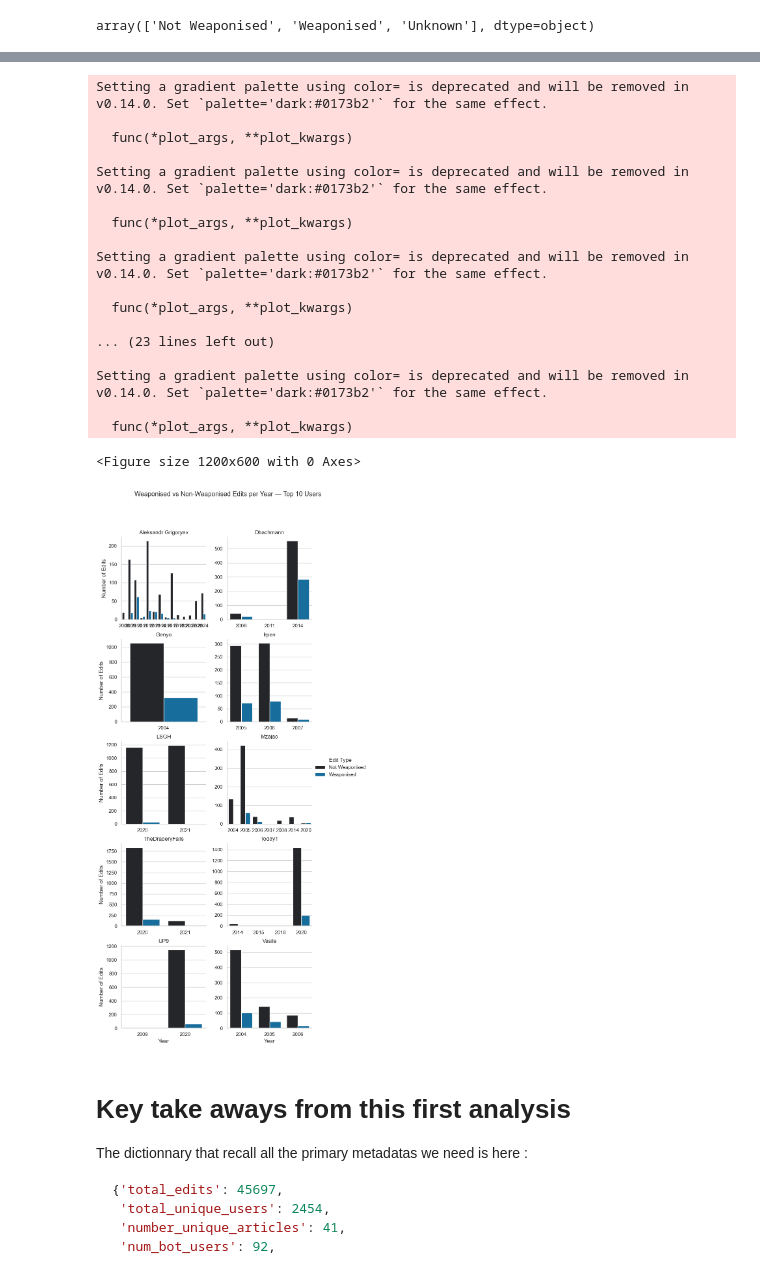
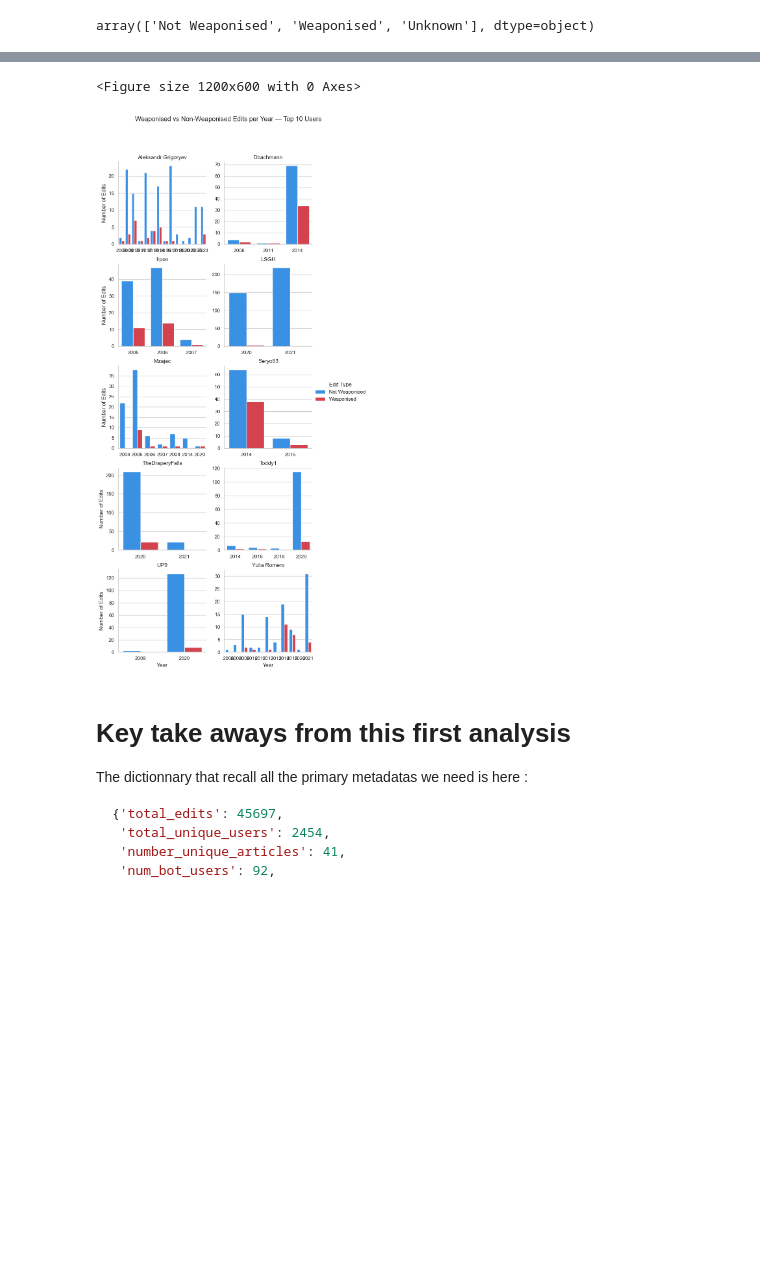
Before and after one commit to dh-epfl-students/dhlab-cultural-weaponisation-ukraine-benchmark, a Jupyter notebook: notebooks/maxime_all_users_analysis_.ipynb, the cells around one changed output, grey strips where cells are left out. Drawn from its saved outputs; the diff is of its cells as text; code cells hidden in the pictures; blank space fills up the shorter version.

```diff
--- a/notebooks/maxime_all_users_analysis_.ipynb
+++ b/notebooks/maxime_all_users_analysis_.ipynb
@@ -5,4 +8,5 @@ df = pd.read_csv("../datas/interim/matched_edits_all.csv")
 # %%
+df = df.drop_duplicates(subset=['user', 'date'])
 df.head()
 # %% [output]
 |  | article | user | date | comment | llm_output | weaponised | ngram | df_index | row_index_matched | ... |
@@ -124,15 +129,28 @@ all_users_data
 # %%
+custom_palette = {
+    "Weaponised": "#ed2939",      # red
+    "Not Weaponised": "#1e90ff",   # royal blue
+    "Unknown": "#000"
+}
+
 df_counts = df.groupby(["year", "weaponised"]).size().reset_index(name="count")
 
-sns.set_palette("colorblind")
 plt.figure(figsize=(12, 6))
-sns.barplot(data=df_counts, x="year", y="count", hue="weaponised")
+sns.barplot(
+    data=df_counts,
+    x="year",
+    y="count",
+    hue="weaponised",
+    palette=custom_palette
+)
 
 plt.title("Weaponised vs Non-Weaponised Edits per Year")
 plt.xlabel("Year")
 plt.ylabel("Number of Edits")
-plt.legend(title="Weaponised")
+plt.legend(title="Edit Type")
 plt.xticks(rotation=45)
 plt.tight_layout()
+fig_title = 'Weaponised vs Non-Weaponised Edits per Year'
+plt.savefig(f"../plots/All Users Analysis/{fig_title}.png", dpi=300, bbox_inches='tight')
 plt.show()
 # %% [output]
@@ -164,15 +182,21 @@ totals = comparison.groupby("user_type")["count"].sum().reset_index(name="total"
 comparison = comparison.merge(totals, on="user_type")
 comparison["percentage"] = (comparison["count"] / comparison["total"]) * 100
 
-# Plot weaponised vs non-weaponised ratio for each user type
-sns.set(style="whitegrid", palette="muted")
+custom_palette = {
+    "Weaponised": "#ed2939",      # red
+    "Not Weaponised": "#1e90ff",   # royal blue
+    "Unknown": "#000"
+}
+
+sns.set(style="whitegrid")
 
 plt.figure(figsize=(8, 5))
 sns.barplot(
     data=comparison,
     x="user_type",
     y="percentage",
-    hue="weaponised"
+    hue="weaponised",
+    palette=custom_palette
 )
 
 plt.title("Weaponised vs Non-Weaponised Edits by User Type", fontsize=14, pad=15)
@@ -180,5 +204,7 @@ plt.xlabel("User Type", fontsize=12)
 plt.ylabel("Percentage of Edits (%)", fontsize=12)
 plt.legend(title="Edit Type")
 plt.tight_layout()
+fig_title = 'Weaponised vs Non-Weaponised Edits by User Type'
+plt.savefig(f"../plots/All Users Analysis/{fig_title}.png", dpi=300, bbox_inches='tight')
 plt.show()
 # %% [output]
@@ -233,44 +259,32 @@ grouped
 # %%
 import seaborn as sns
 import matplotlib.pyplot as plt
 
 # Ensure seaborn style
-sns.set(style="whitegrid", palette="colorblind")
+custom_palette = {
+    "Weaponised": "#ed2939",      # red
+    "Not Weaponised": "#1e90ff"
+}
+sns.set(style="whitegrid")
 
 plt.figure(figsize=(12, 6))
 
 # Create the barplot
 g = sns.FacetGrid(grouped, col="user", col_wrap=2, height=3.5, sharey=False, sharex=False)
-g.map_dataframe(sns.barplot, x="year", y="count", hue="weaponised", errorbar=None)
+g.map_dataframe(sns.barplot, x="year", y="count", hue="weaponised", palette=custom_palette, errorbar=None)
 g.add_legend(title="Edit Type")
 
 g.set_titles("{col_name}")
 g.set_axis_labels("Year", "Number of Edits")
 
 plt.subplots_adjust(top=0.9)
 g.fig.suptitle("Weaponised vs Non-Weaponised Edits per Year — Top 10 Users")
-
+fig_title = 'Weaponised vs Non-Weaponised Edits per Year — Top 10 Users'
+plt.savefig(f"../plots/All Users Analysis/{fig_title}.png", dpi=300, bbox_inches='tight')
 plt.show()
 # %% [output]
-Setting a gradient palette using color= is deprecated and will be removed in v0.14.0. Set `palette='dark:#0173b2'` for the same effect.
-
-  func(*plot_args, **plot_kwargs)
-
-Setting a gradient palette using color= is deprecated and will be removed in v0.14.0. Set `palette='dark:#0173b2'` for the same effect.
-
-  func(*plot_args, **plot_kwargs)
-
-Setting a gradient palette using color= is deprecated and will be removed in v0.14.0. Set `palette='dark:#0173b2'` for the same effect.
-
-  func(*plot_args, **plot_kwargs)
-
-... (23 lines left out)
-
-Setting a gradient palette using color= is deprecated and will be removed in v0.14.0. Set `palette='dark:#0173b2'` for the same effect.
-
-  func(*plot_args, **plot_kwargs)
+<Figure size 1200x600 with 0 Axes>
-<Figure size 1200x600 with 0 Axes>
-[figure, old version]
+[figure, new version]
 # %% [markdown]
 # Key take aways from this first analysis
 
```
Also changed, not shown: parts of 24 cells of this notebook, 18 other files.
